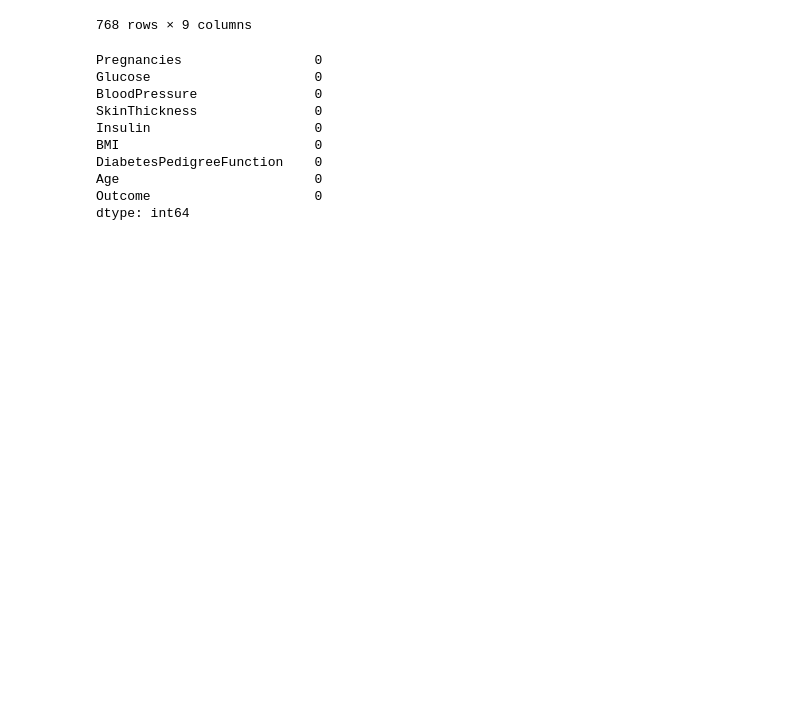
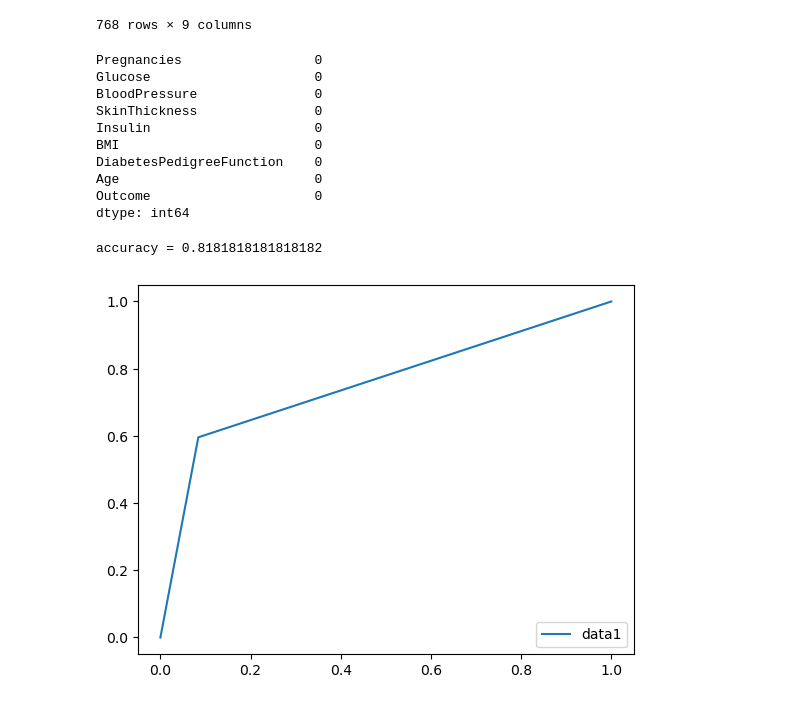
Before and after one commit to Milad-Noori/logitic-project, a Jupyter notebook: logistic-regression.ipynb, the cells around one changed output. Drawn from its saved outputs; the diff is of its cells as text; code cells hidden in the pictures; blank space fills up the shorter version.

```diff
--- a/logistic-regression.ipynb
+++ b/logistic-regression.ipynb
@@ -57,8 +57,19 @@ dtype: int64
 X=pd.DataFrame(data , columns=['Pregnancies','Glucose','BloodPressure','SkinThickness','Insulin','BMI','DiabetesPedigreeFunction','Age'])
 Y=data.Outcome
 # %%
-X_train , X_test , Y_train , Y_test = train_test_split(X,Y , test_size=0.25, random_state=0 )
+X_train , X_test , Y_train , Y_test = train_test_split(X,Y , test_size=0.20, random_state=0 )
 # %%
 logreg =LogisticRegression(solver='liblinear')
 logreg.fit(X_train , Y_train)
 Y_pred=logreg.predict(X_test)
+# %%
+print("accuracy =" , metrics.accuracy_score(Y_test , Y_pred))
+# %% [output]
+accuracy = 0.8181818181818182
+# %%
+fpr,tpr, _ = metrics.roc_curve(Y_test , Y_pred)
+plt.plot(fpr , tpr ,label="data1")
+plt.legend(loc =4)
+plt.show()
+# %% [output]
+[figure, added]
```
Also changed, not shown: parts of 4 cells of this notebook.
